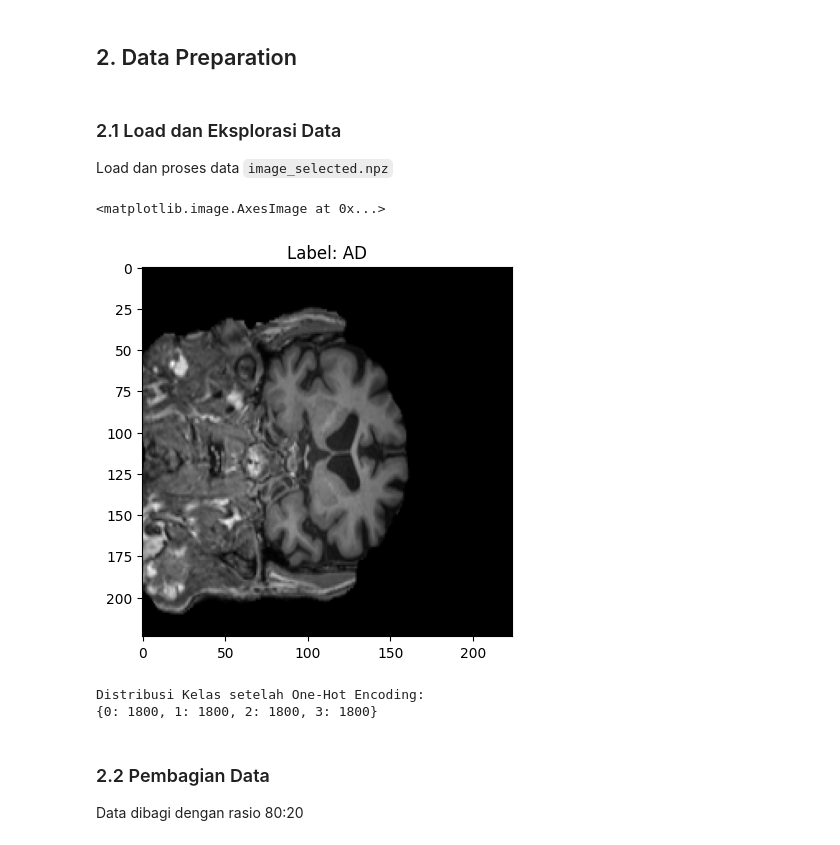
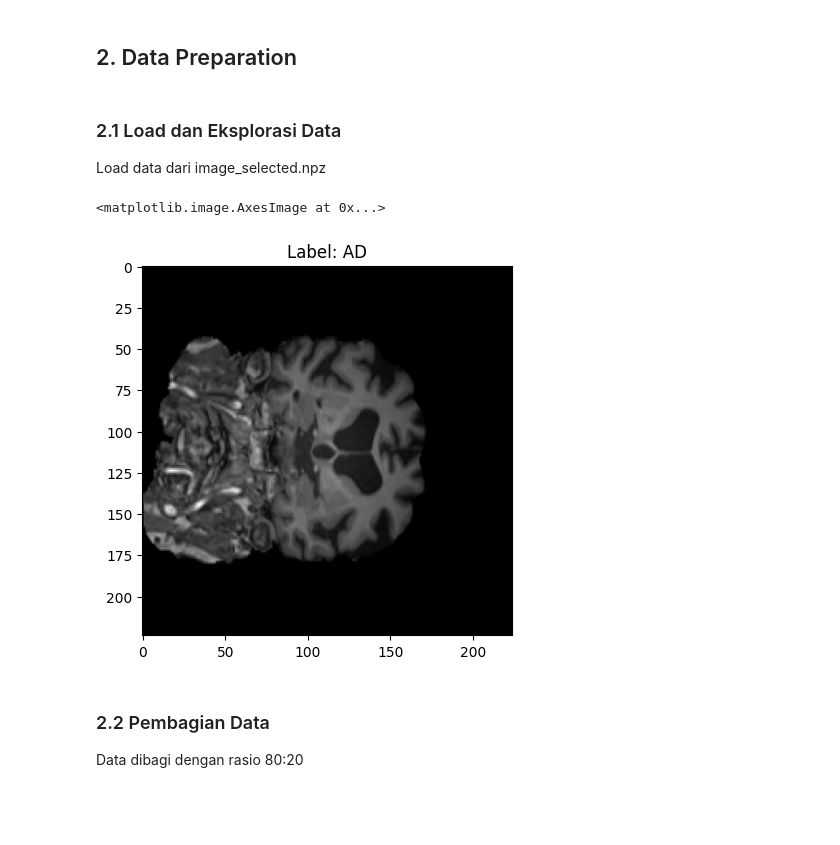
Before and after one commit to fauziahreza/Alzheimer-Classification-with-CNN-SVM, a Jupyter notebook: Notebook/Skenario/Skenario3_CNN_MobileNetV2.ipynb, the cells around one changed output. Cells and saved outputs as stored; diff of their text form; code cells hidden in the pictures; blank space fills up the shorter version.

```diff
--- a/Notebook/Skenario/Skenario3_CNN_MobileNetV2.ipynb
+++ b/Notebook/Skenario/Skenario3_CNN_MobileNetV2.ipynb
@@ -37,34 +33,36 @@ WARNING:tensorflow:From c:\Users\Administrator\AppData\Local\Programs\Python\Pyt
 ## 2. Data Preparation
 # %% [markdown]
 ### 2.1 Load dan Eksplorasi Data
-Load dan proses data `image_selected.npz`
+
+Load data dari image_selected.npz
 # %%
 def load_and_preprocess_data(preprocess_images=True):
+    # Direktori tempat file NPZ disimpan
     base_dir = r"D:\Users\RESA\Coding\Alzheimer-Classification-with-CNN-SVM\Notebook\Preprocessing\image_selected.npz"
 
-    # Load data from the NPZ file
+    # Muat data dari file NPZ
     loaded_data = np.load(base_dir, allow_pickle=True)
     loaded_combined_slices = loaded_data[list(loaded_data.keys())[0]]
 
-    # Prepare lists for input (X) and output (Y) data
+    # Daftar untuk data input (X) dan output (Y)
     X = []
     Y = []
 
-    # Create a label mapping for each class
+    # Buat pemetaan label u/ tiap kelas
     label_mapping = {'AD': 0, 'CN': 1, 'EMCI': 2, 'LMCI': 3}
 
-    # Iterate through the loaded data
+    # Iterasi melalui data yang diload
     for label, plane_slices in loaded_combined_slices.item().items():
         for plane, slices in plane_slices.items():
             for selected_slice in slices:
                 position, original_slice = selected_slice
 
                 if preprocess_images:
-                    # Expand dimensions and repeat for RGB representation
+                    # Perluas dimensi dan ulangi untuk representasi RGB
                     original_slice = np.expand_dims(original_slice, axis=-1)
                     original_slice = np.repeat(original_slice, 3, axis=-1)
 
-                    # Min-Max Scaling to bring pixel values to the range [0, 1]
+                    # Penskalaan Min-Max untuk membawa nilai piksel ke dalam rentang [0, 1]
                     min_val = np.min(original_slice)
                     max_val = np.max(original_slice)
                     original_slice = (original_slice - min_val) / (max_val - min_val)
@@ -72,40 +70,28 @@ def load_and_preprocess_data(preprocess_images=True):
                 X.append(original_slice)
                 Y.append(label_mapping[label])
 
-    # Convert lists to NumPy arrays
+    # Konversi daftar menjadi array NumPy
     X = np.array(X)
-    Y = np.array(Y)
-
-    # Convert labels to categorical format
-    Y = to_categorical(Y, num_classes=len(set(Y)))
+    Y = np.array(Y, dtype=int)  # Konversi label menjadi bilangan bulat
 
     return X, Y
 # %%
 # Panggil fungsi dan simpan ke X, Y
 X, Y = load_and_preprocess_data(preprocess_images=True)
 # %%
-index_to_visualize = 3
+index_to_visualize = 0
 image_to_visualize = X[index_to_visualize]
 label_to_visualize = Y[index_to_visualize]
 
 class_names = {0: 'AD', 1: 'CN', 2: 'EMCI', 3: 'LMCI'}
 label_to_visualize = class_names[np.argmax(label_to_visualize)]
 
 plt.imshow(image_to_visualize)
 plt.title(f"Label: {label_to_visualize}")
 plt.imshow(image_to_visualize, cmap='gray')
 # %% [output]
 <matplotlib.image.AxesImage at 0x...>
-[figure, old version]
+[figure, new version]
-# %%
-unique_labels, counts = np.unique(np.argmax(Y, axis=1), return_counts=True)
-class_distribution = dict(zip(tuple(unique_labels), counts))
-
-print("Distribusi Kelas setelah One-Hot Encoding:")
-print(class_distribution)
-# %% [output]
-Distribusi Kelas setelah One-Hot Encoding:
-{0: 1800, 1: 1800, 2: 1800, 3: 1800}
 # %% [markdown]
 ### 2.2 Pembagian Data
 Data dibagi dengan rasio 80:20
```
Also changed, not shown: parts of 68 cells of this notebook, 21 other files.
